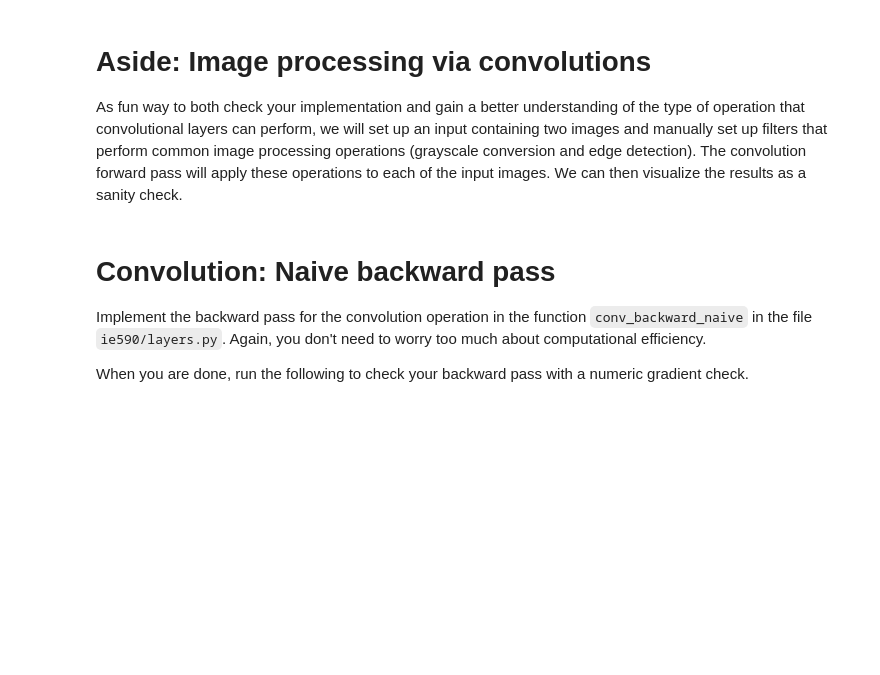
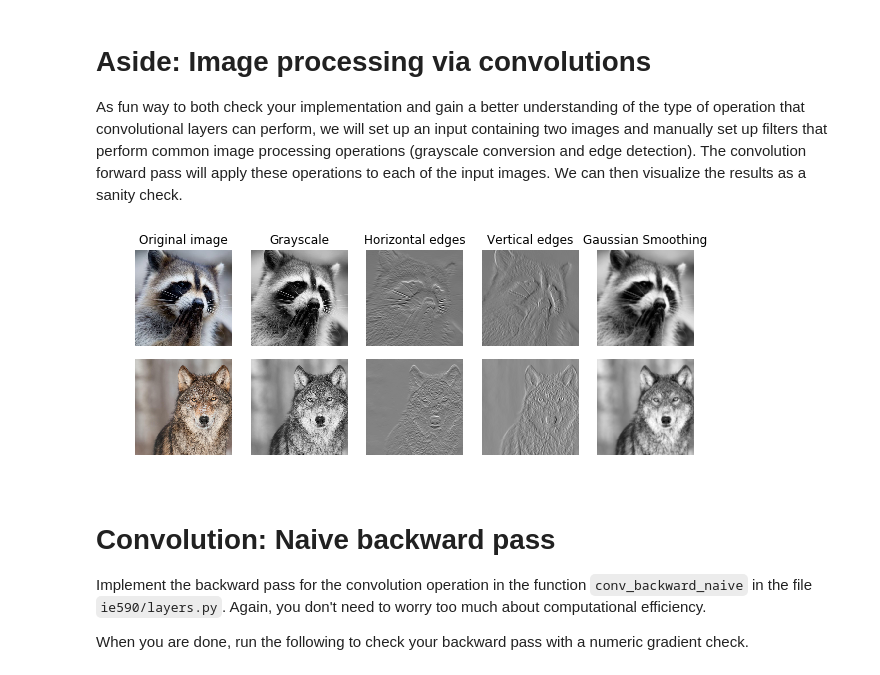
Before and after one commit to Salazar-Prime/Shallow_learn, a Jupyter notebook: HW2/ConvolutionalNetworks.ipynb, the cells around one changed output. Drawn from its saved outputs; the diff is of its cells as text; code cells hidden in the pictures; blank space fills up the shorter version.

```diff
--- a/HW2/ConvolutionalNetworks.ipynb
+++ b/HW2/ConvolutionalNetworks.ipynb
@@ -107,14 +122,14 @@ w[1, 2, :, :] = [[1, 2, 1], [0, 0, 0], [-1, -2, -1]]
 # - Fourth filter applies the Gausssian smoothing in the R(red) channel.       #
 ################################################################################
 # Third filter.
-w[2, 0, :, :] = [[0, 0, 0], [0, 0, 0], [0, 0, 0]]
-w[2, 1, :, :] = [[0, 0, 0], [0, 0, 0], [0, 0, 0]]
-w[2, 2, :, :] = [[0, 0, 0], [0, 0, 0], [0, 0, 0]]
+w[2, 0, :, :] = [[1, 0, -1], [1, 0, -1], [1, 0, -1]]
+w[2, 1, :, :] = [[2, 0, -2], [2, 0, -2], [2, 0, -2]]
+w[2, 2, :, :] = [[1, 0, -1], [1, 0, -1], [1, 0, -1]]
 
 # Fourth filter.
-w[3, 0, :, :] = [[0, 0, 0], [0, 0, 0], [0, 0, 0]]
-w[3, 1, :, :] = [[0, 0, 0], [0, 0, 0], [0, 0, 0]]
-w[3, 2, :, :] = [[0, 0, 0], [0, 0, 0], [0, 0, 0]]
+w[3, 0, :, :] = [[1/16, 1/8, 1/16], [1/16, 1/8, 1/16], [1/16, 1/8, 1/16]]
+w[3, 1, :, :] = [[1/8 , 1/4, 1/8 ], [1/8 , 1/4, 1/8 ], [1/8 , 1/4, 1/8 ]]
+w[3, 2, :, :] = [[1/16, 1/8, 1/16], [1/16, 1/8, 1/16], [1/16, 1/8, 1/16]]
 ################################################################################
 #                                 END OF YOUR CODE                             #
 ################################################################################
@@ -142,33 +157,35 @@ plt.figure(figsize=(10,4))
 plt.subplots_adjust(hspace = .001)
 
 plt.subplot(2, 5, 1)
 imshow_no_ax(racoon, normalize=False)
 plt.title('Original image')
 plt.subplot(2, 5, 2)
 imshow_no_ax(out[0, 0])
 plt.title('Grayscale')
 plt.subplot(2, 5, 3)
 imshow_no_ax(out[0, 1])
 plt.title('Horizontal edges')
 plt.subplot(2, 5, 4)
 imshow_no_ax(out[0, 2])
 plt.title('Vertical edges')
 plt.subplot(2, 5, 5)
 imshow_no_ax(out[0, 3])
 plt.title('Gaussian Smoothing')
 
 plt.subplot(2, 5, 6)
 imshow_no_ax(wolf_cropped, normalize=False)
 plt.subplot(2, 5, 7)
 imshow_no_ax(out[1, 0])
 plt.subplot(2, 5, 8)
 imshow_no_ax(out[1, 1])
 plt.subplot(2, 5, 9)
 imshow_no_ax(out[1, 2])
 plt.subplot(2, 5, 10)
 imshow_no_ax(out[1, 3])
 
 plt.show()
+# %% [output]
+[figure, added]
 # %% [markdown]
 # Convolution: Naive backward pass
 Implement the backward pass for the convolution operation in the function `conv_backward_naive` in the file `ie590/layers.py`. Again, you don't need to worry too much about computational efficiency.
```
Also changed, not shown: parts of 8 cells of this notebook, 1 other file.
